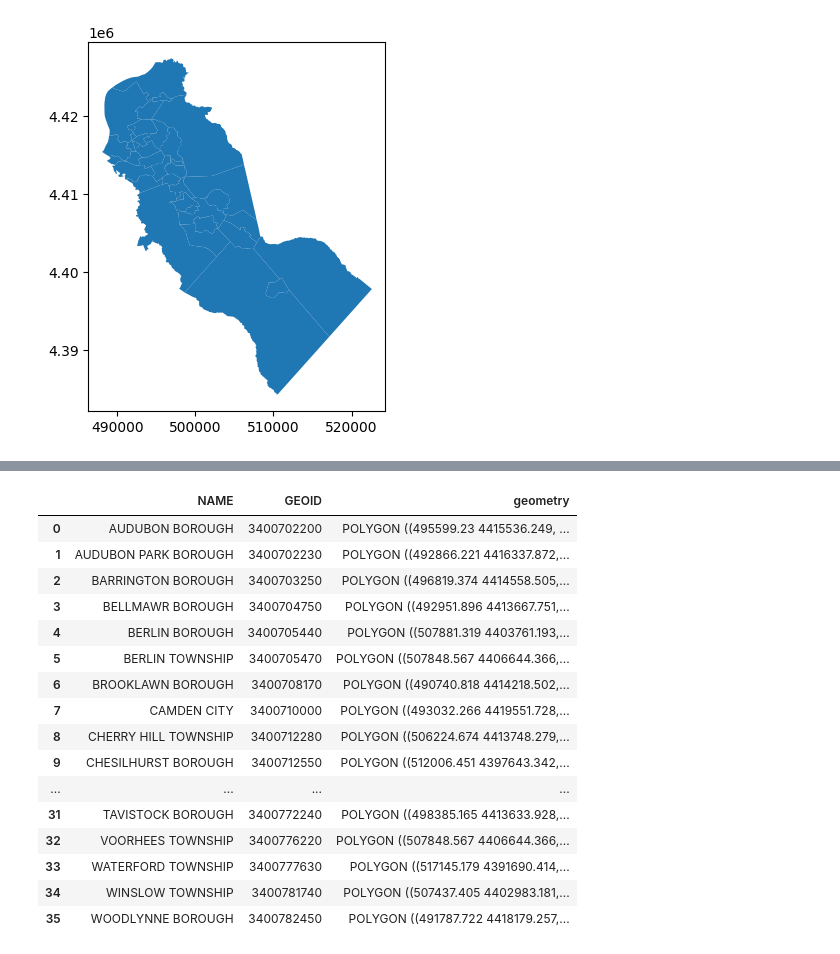
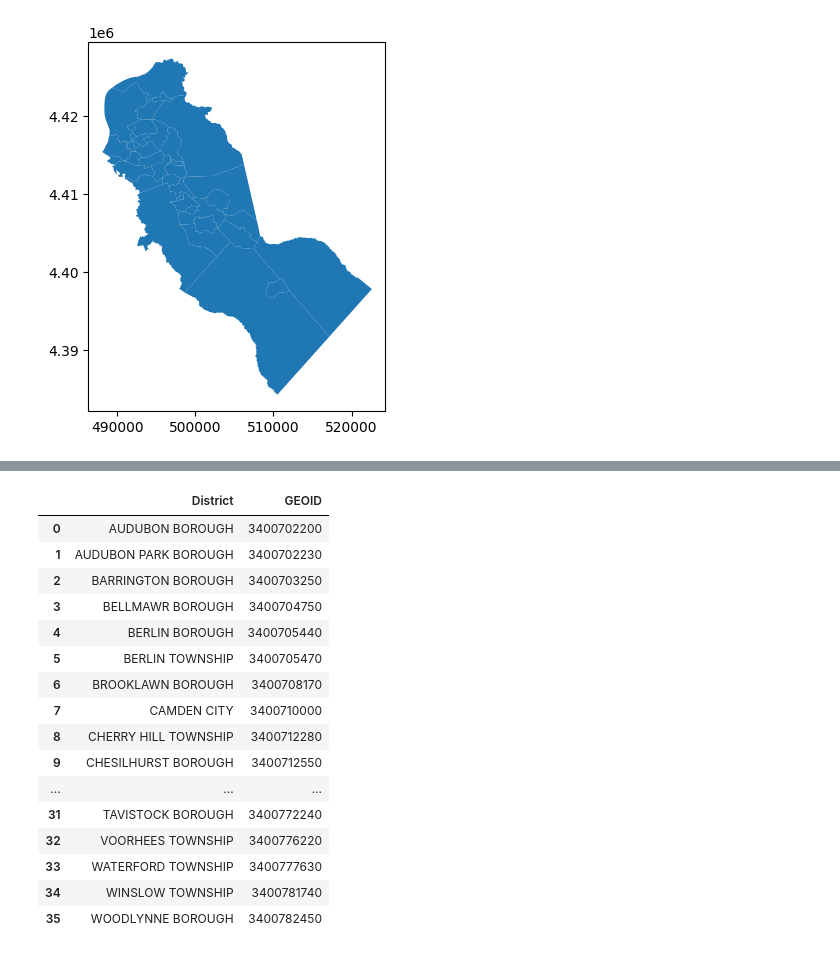
Before and after one commit to MhiyaJ/My-GIS-Stuff, a Jupyter notebook: ***Municipality Merge (ps01).ipynb, the cells around one changed output, grey strips where cells are left out. Cells and saved outputs as stored; diff of their text form; code cells hidden in the pictures.

```diff
--- a/***Municipality Merge (ps01).ipynb
+++ b/***Municipality Merge (ps01).ipynb
@@ -83,24 +69,28 @@ njMun
+# %%
+njMun.rename(columns={'NAMELSAD' : 'District'}, inplace=True)
+njMun['District'] = njMun['District'].str.upper()
+njMun1 = njMun[['District','GEOID']]
 # %%
-njMun.rename(columns={'NAMELSAD' : 'NAME'}, inplace=True)
-njMun['NAME'] = njMun['NAME'].str.upper()
-njMun1 = njMun[['NAME','GEOID','geometry']]
+njMun.rename(columns={'NAMELSAD' : 'District'}, inplace=True)
+njMun['District'] = njMun['District'].str.upper()
+njMun1 = njMun[['District','GEOID']]
 njMun1
 # %% [output]
-|  | NAME | GEOID | geometry |
-| 0 | AUDUBON BOROUGH | 3400702200 | POLYGON ((495599.23 4415536.249, ... |
-| 1 | AUDUBON PARK BOROUGH | 3400702230 | POLYGON ((492866.221 4416337.872,... |
-| 2 | BARRINGTON BOROUGH | 3400703250 | POLYGON ((496819.374 4414558.505,... |
-| 3 | BELLMAWR BOROUGH | 3400704750 | POLYGON ((492951.896 4413667.751,... |
-| 4 | BERLIN BOROUGH | 3400705440 | POLYGON ((507881.319 4403761.193,... |
-| 5 | BERLIN TOWNSHIP | 3400705470 | POLYGON ((507848.567 4406644.366,... |
-| 6 | BROOKLAWN BOROUGH | 3400708170 | POLYGON ((490740.818 4414218.502,... |
-| 7 | CAMDEN CITY | 3400710000 | POLYGON ((493032.266 4419551.728,... |
-| 8 | CHERRY HILL TOWNSHIP | 3400712280 | POLYGON ((506224.674 4413748.279,... |
-| 9 | CHESILHURST BOROUGH | 3400712550 | POLYGON ((512006.451 4397643.342,... |
-| ... | ... | ... | ... |
-| 31 | TAVISTOCK BOROUGH | 3400772240 | POLYGON ((498385.165 4413633.928,... |
-| 32 | VOORHEES TOWNSHIP | 3400776220 | POLYGON ((507848.567 4406644.366,... |
-| 33 | WATERFORD TOWNSHIP | 3400777630 | POLYGON ((517145.179 4391690.414,... |
-| 34 | WINSLOW TOWNSHIP | 3400781740 | POLYGON ((507437.405 4402983.181,... |
-| 35 | WOODLYNNE BOROUGH | 3400782450 | POLYGON ((491787.722 4418179.257,... |
+|  | District | GEOID |
+| 0 | AUDUBON BOROUGH | 3400702200 |
+| 1 | AUDUBON PARK BOROUGH | 3400702230 |
+| 2 | BARRINGTON BOROUGH | 3400703250 |
+| 3 | BELLMAWR BOROUGH | 3400704750 |
+| 4 | BERLIN BOROUGH | 3400705440 |
+| 5 | BERLIN TOWNSHIP | 3400705470 |
+| 6 | BROOKLAWN BOROUGH | 3400708170 |
+| 7 | CAMDEN CITY | 3400710000 |
+| 8 | CHERRY HILL TOWNSHIP | 3400712280 |
+| 9 | CHESILHURST BOROUGH | 3400712550 |
+| ... | ... | ... |
+| 31 | TAVISTOCK BOROUGH | 3400772240 |
+| 32 | VOORHEES TOWNSHIP | 3400776220 |
+| 33 | WATERFORD TOWNSHIP | 3400777630 |
+| 34 | WINSLOW TOWNSHIP | 3400781740 |
+| 35 | WOODLYNNE BOROUGH | 3400782450 |
 # %%
```
Also changed, not shown: parts of 10 cells of this notebook.
